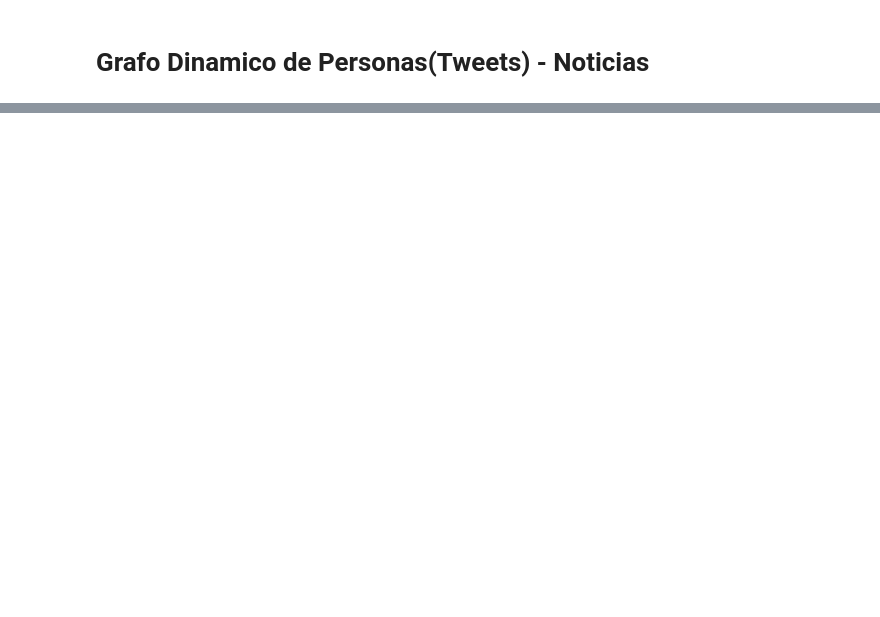
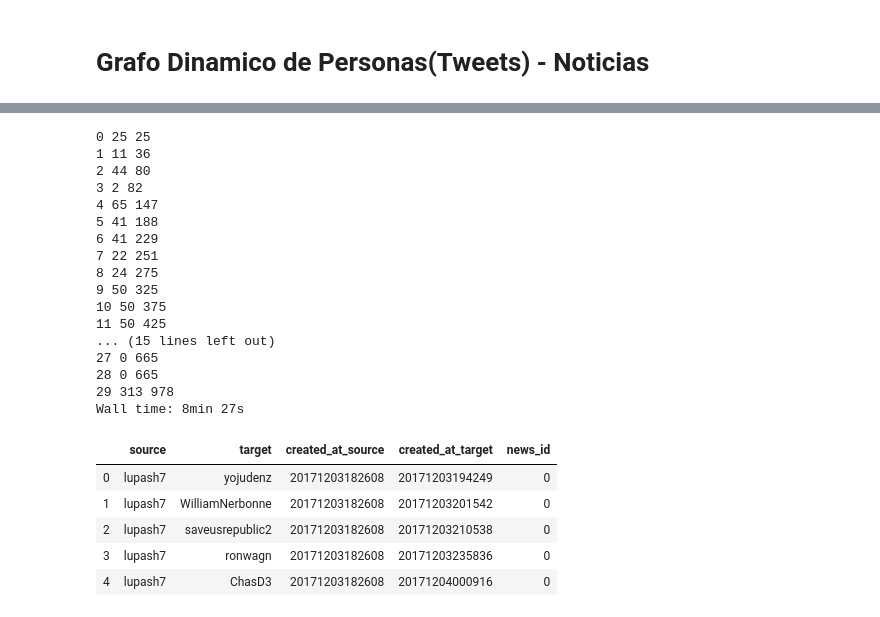
Before and after one commit to GuillermoOvejeroSanchez/Social-Network-Analysis, a Jupyter notebook: FakeNews/PruebasWilson.ipynb, the cells around one changed output, grey strips where cells are left out. Saved outputs shown, nothing was run; the diff lists cells and outputs as text; code cells hidden in the pictures; blank space fills up the shorter version.

```diff
--- a/FakeNews/PruebasWilson.ipynb
+++ b/FakeNews/PruebasWilson.ipynb
@@ -544,0 +549,46 @@ df.head()
+# %%
+%%time
+news_df = pd.DataFrame(columns=['source','target','created_at_source','created_at_target','news_id'])
+#news_df = news_df.append({'source':, 'target':,'created_at':,'news_id':}, ignore_index=True)
+n_news = len(df['index'].value_counts())
+n_news = 10
+total = 0
+for n in range(n_news):
+    df_filtered = df.loc[(df['index'] == n) & (df['retweet_count'] > 0)]
+    df_filtered = df_filtered.reset_index()
+    total += len(df_filtered)
+    print(n,len(df_filtered), total)
+    for i in range(len(df_filtered)):
+        for j in range(i+1,len(df_filtered)):
+            source = str(df_filtered['screen_name'][i])
+            target = str(df_filtered['screen_name'][j])
+            created_at_s = str(df_filtered['created_at'][i])
+            created_at_t = str(df_filtered['created_at'][j])
+            news_id = str(n)
+            news_df = news_df.append({'source':source, 'target':target,'created_at_source':created_at_s,'created_at_target':created_at_t,'news_id':news_id}, ignore_index=True)
+
+news_df.head()
+# %% [output]
+0 25 25
+1 11 36
+2 44 80
+3 2 82
+4 65 147
+5 41 188
+6 41 229
+7 22 251
+8 24 275
+9 50 325
+10 50 375
+11 50 425
+... (15 lines left out)
+27 0 665
+28 0 665
+29 313 978
+Wall time: 8min 27s
+|  | source | target | created_at_source | created_at_target | news_id |
+| 0 | lupash7 | yojudenz | 20171203182608 | 20171203194249 | 0 |
+| 1 | lupash7 | WilliamNerbonne | 20171203182608 | 20171203201542 | 0 |
+| 2 | lupash7 | saveusrepublic2 | 20171203182608 | 20171203210538 | 0 |
+| 3 | lupash7 | ronwagn | 20171203182608 | 20171203235836 | 0 |
+| 4 | lupash7 | ChasD3 | 20171203182608 | 20171204000916 | 0 |
```
Also changed, not shown: parts of 20 cells of this notebook, 10 other files.
